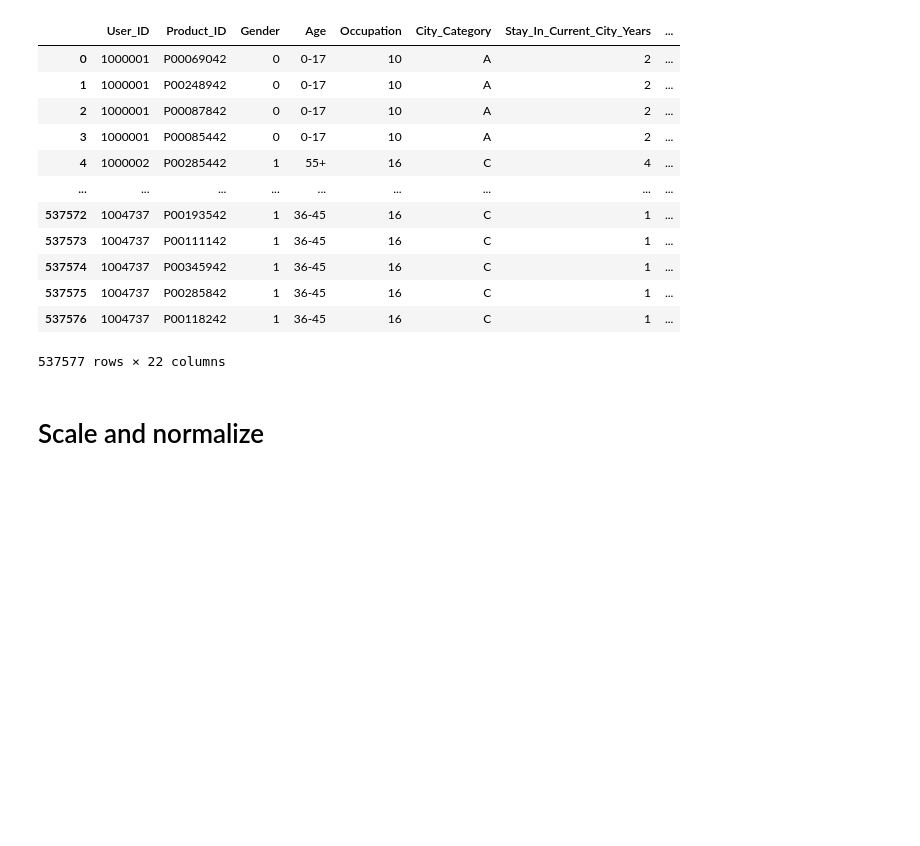
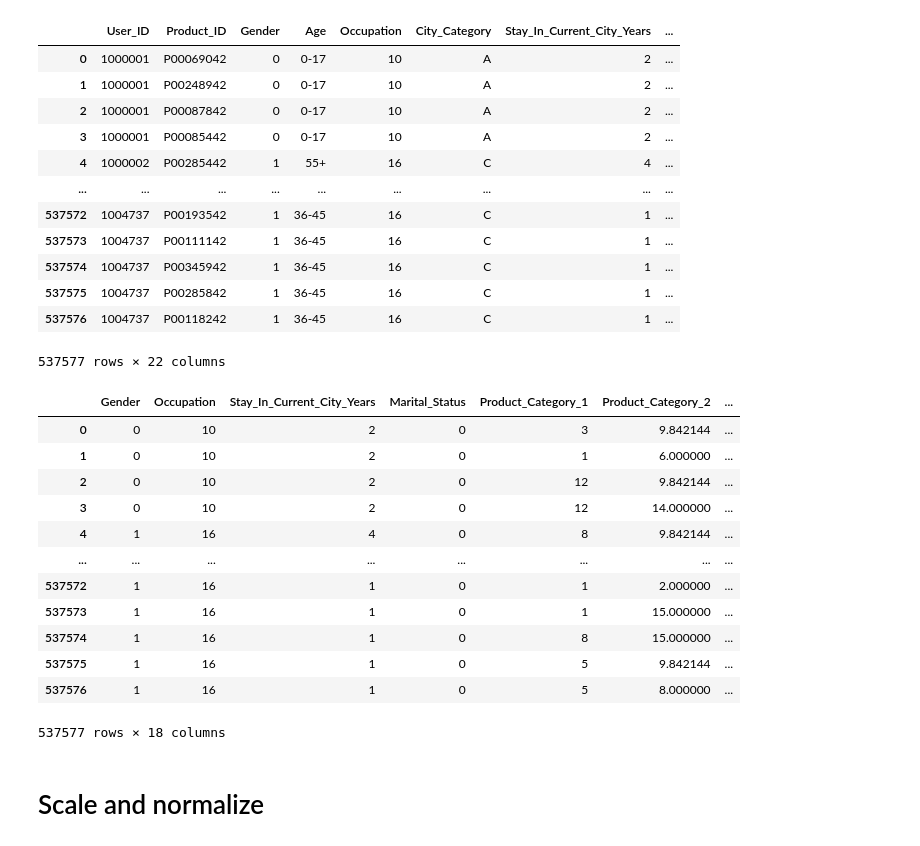
Before and after one commit to andres-mart/AnyoneAI, a Jupyter notebook: 2. Sprint_2/Assignments/8.1.1 - PRACTICE - Black Friday Sales Prediction.ipynb, the cells around one changed output. Saved outputs shown, nothing was run; the diff lists cells and outputs as text; code cells hidden in the pictures; blank space fills up the shorter version.

```diff
--- a/2. Sprint_2/Assignments/8.1.1 - PRACTICE - Black Friday Sales Prediction.ipynb
+++ b/2. Sprint_2/Assignments/8.1.1 - PRACTICE - Black Friday Sales Prediction.ipynb
@@ -206,3 +206,19 @@ data
+# %%
+data
+# %% [output]
+|  | Gender | Occupation | Stay_In_Current_City_Years | Marital_Status | Product_Category_1 | Product_Category_2 | ... |
+| 0 | 0 | 10 | 2 | 0 | 3 | 9.842144 | ... |
+| 1 | 0 | 10 | 2 | 0 | 1 | 6.000000 | ... |
+| 2 | 0 | 10 | 2 | 0 | 12 | 9.842144 | ... |
+| 3 | 0 | 10 | 2 | 0 | 12 | 14.000000 | ... |
+| 4 | 1 | 16 | 4 | 0 | 8 | 9.842144 | ... |
+| ... | ... | ... | ... | ... | ... | ... | ... |
+| 537572 | 1 | 16 | 1 | 0 | 1 | 2.000000 | ... |
+| 537573 | 1 | 16 | 1 | 0 | 1 | 15.000000 | ... |
+| 537574 | 1 | 16 | 1 | 0 | 8 | 15.000000 | ... |
+| 537575 | 1 | 16 | 1 | 0 | 5 | 9.842144 | ... |
+| 537576 | 1 | 16 | 1 | 0 | 5 | 8.000000 | ... |
+537577 rows × 18 columns
 # %% [markdown]
 # Scale and normalize
 # %%
```
Also changed, not shown: parts of 10 cells of this notebook.
